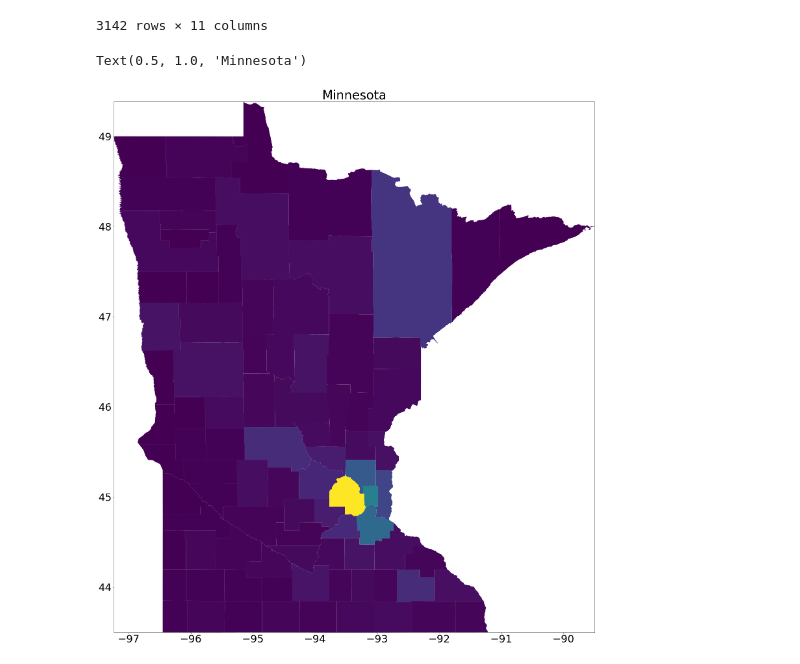
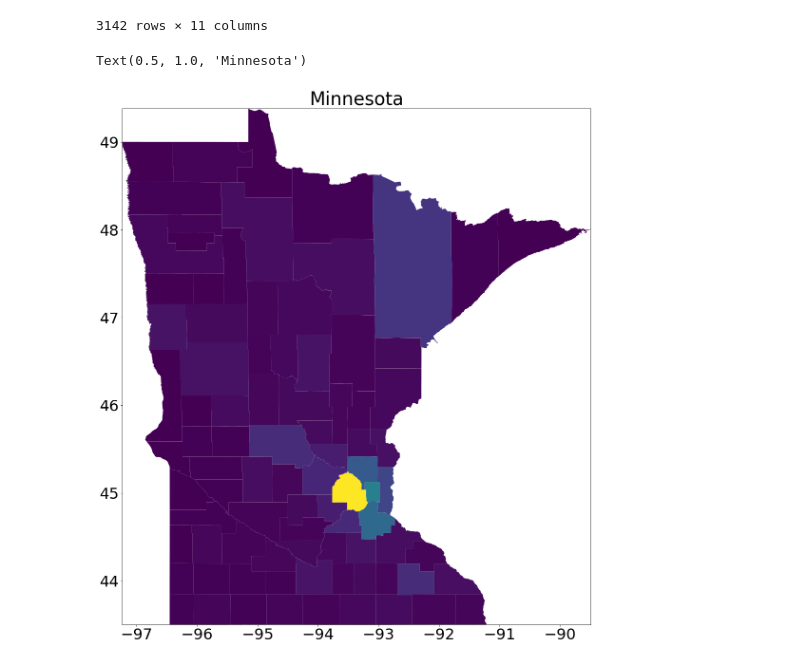
Before and after one commit to ftabassum0614/Projects, a Jupyter notebook: In Class Projects/Project 11 - Working with Geocoded Data.ipynb, the cells around one changed output. Saved outputs shown, nothing was run; the diff lists cells and outputs as text; code cells hidden in the pictures.

```diff
--- a/In Class Projects/Project 11 - Working with Geocoded Data.ipynb
+++ b/In Class Projects/Project 11 - Working with Geocoded Data.ipynb
@@ -132,16 +79 @@ import datadotworld as dw
-# %%
-def import_geo_data(filename, index_col = "Date", FIPS_name = "FIPS"):
-    # import county level shapefile
-    map_data = geopandas.read_file(filename = filename,
-                                  index_col = index_col)
-    # rename fips code to match variable name in COVID-19 data
-    map_data.rename(columns={"State":"state"}, inplace = True)
-    # Combine statefips and county fipsto create a single fips value
-    # that indicates state and county
-    map_data[FIPS_name] = map_data["STATEFP"].astype(str) +\
-        map_data["COUNTYFP"].astype(str)
-    map_data[FIPS_name] = map_data[FIPS_name].astype(np.int64)
-    map_data.set_index(FIPS_name, inplace = True)
-
-    return map_data
 # %%
@@ -192,9 +124,9 @@ map_data
 | 26139 | 26 | 139 | 01623012 | 0500000US26139 | Ottawa | 06 | 1459502408 | 2765830983 | 291830.0 | Michigan | ... |
 3142 rows × 11 columns
 # %%
-fig, ax = plt.subplots(figsize = (40,30))
+fig, ax = plt.subplots(figsize = (30,20))
 map_data[map_data["state"] == "Minnesota"].plot(column = "Population", ax = ax)
 ax.set_title("Minnesota")
 # %% [output]
 Text(0.5, 1.0, 'Minnesota')
-[figure, old version]
+[figure, new version]
```
Also changed, not shown: parts of 29 cells of this notebook, 2 other files.
